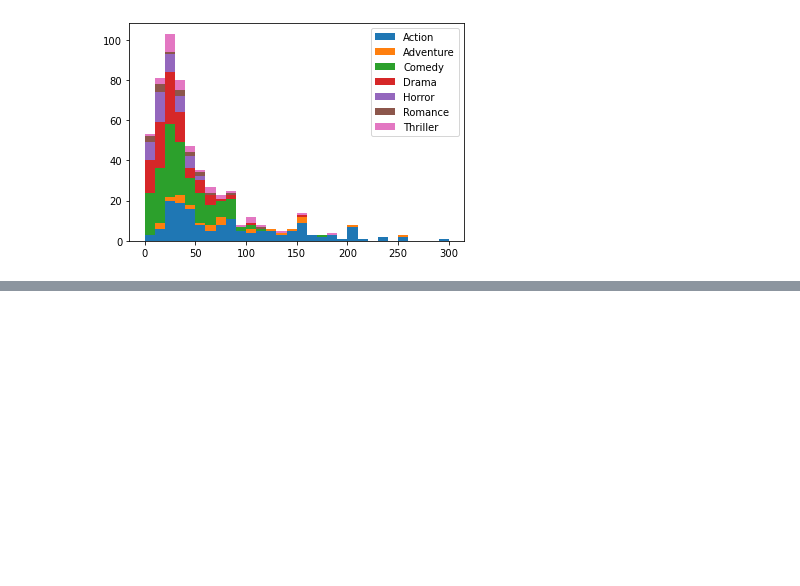
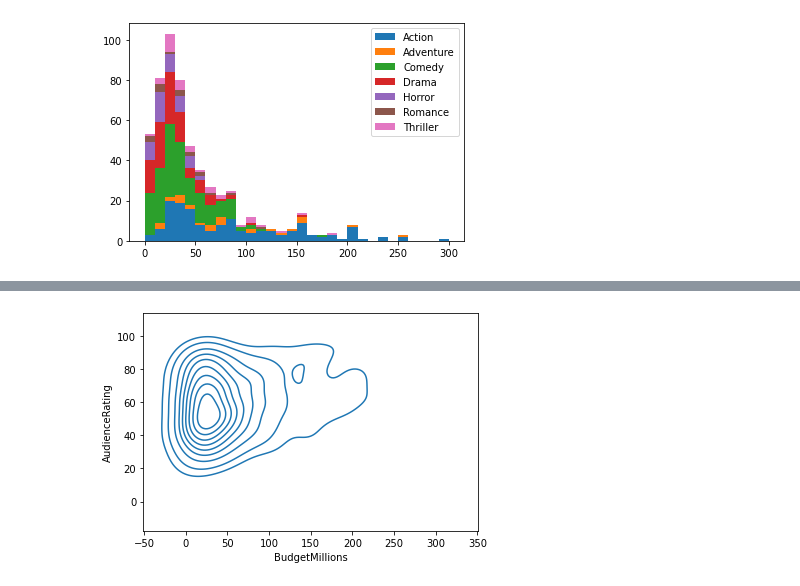
Before and after one commit to lazycoder181/JupyterNotebook, a Jupyter notebook: movie_analytics.ipynb, the cells around one changed output, grey strips where cells are left out. Saved outputs shown, nothing was run; the diff lists cells and outputs as text; code cells hidden in the pictures; blank space fills up the shorter version.

```diff
--- a/movie_analytics.ipynb
+++ b/movie_analytics.ipynb
@@ -179,0 +192,4 @@ plt.show()
+# %%
+k3 = sns.kdeplot(df_movie.BudgetMillions,df_movie.AudienceRating)
+# %% [output]
+[figure, added]
```
Also changed, not shown: parts of 5 cells of this notebook.
